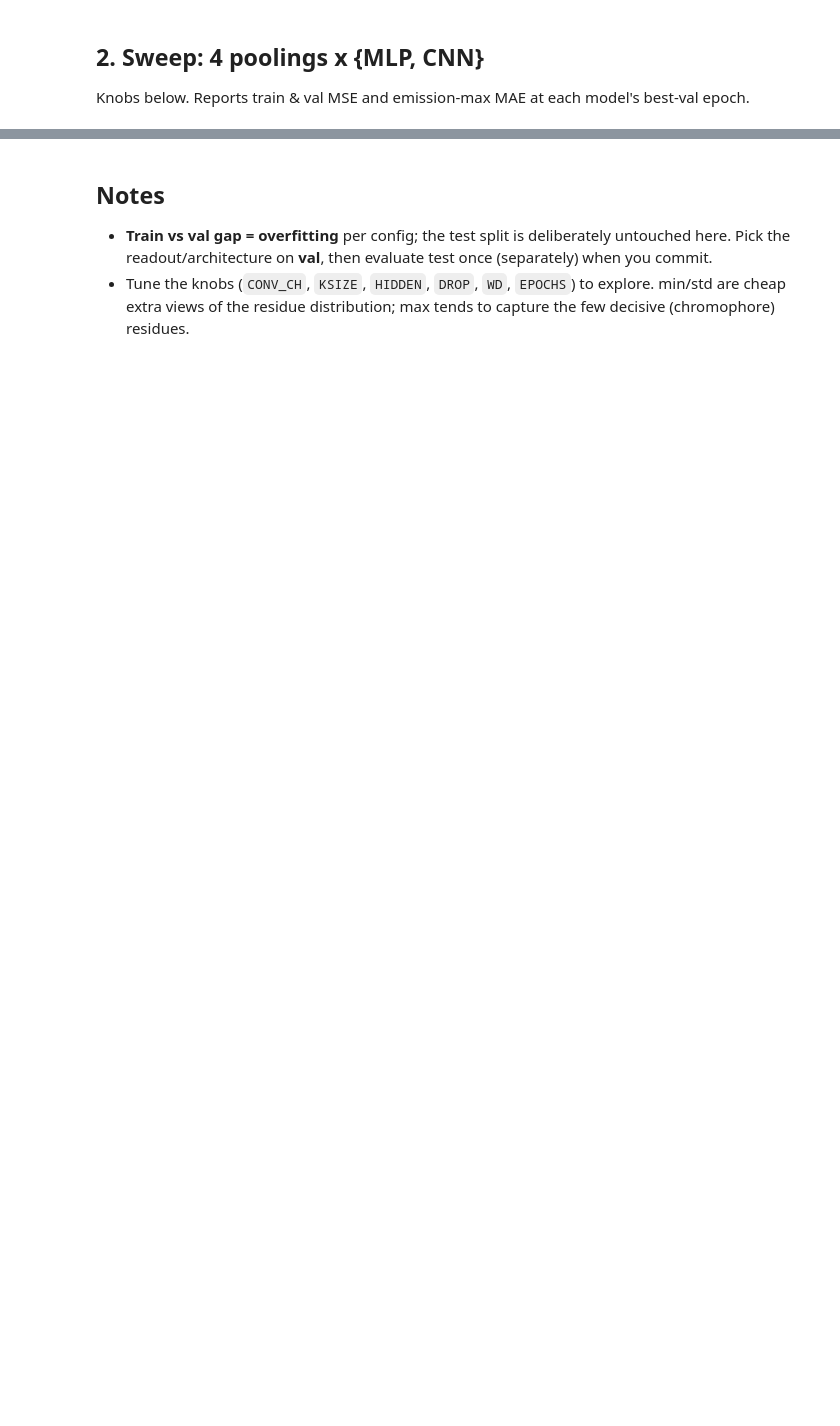
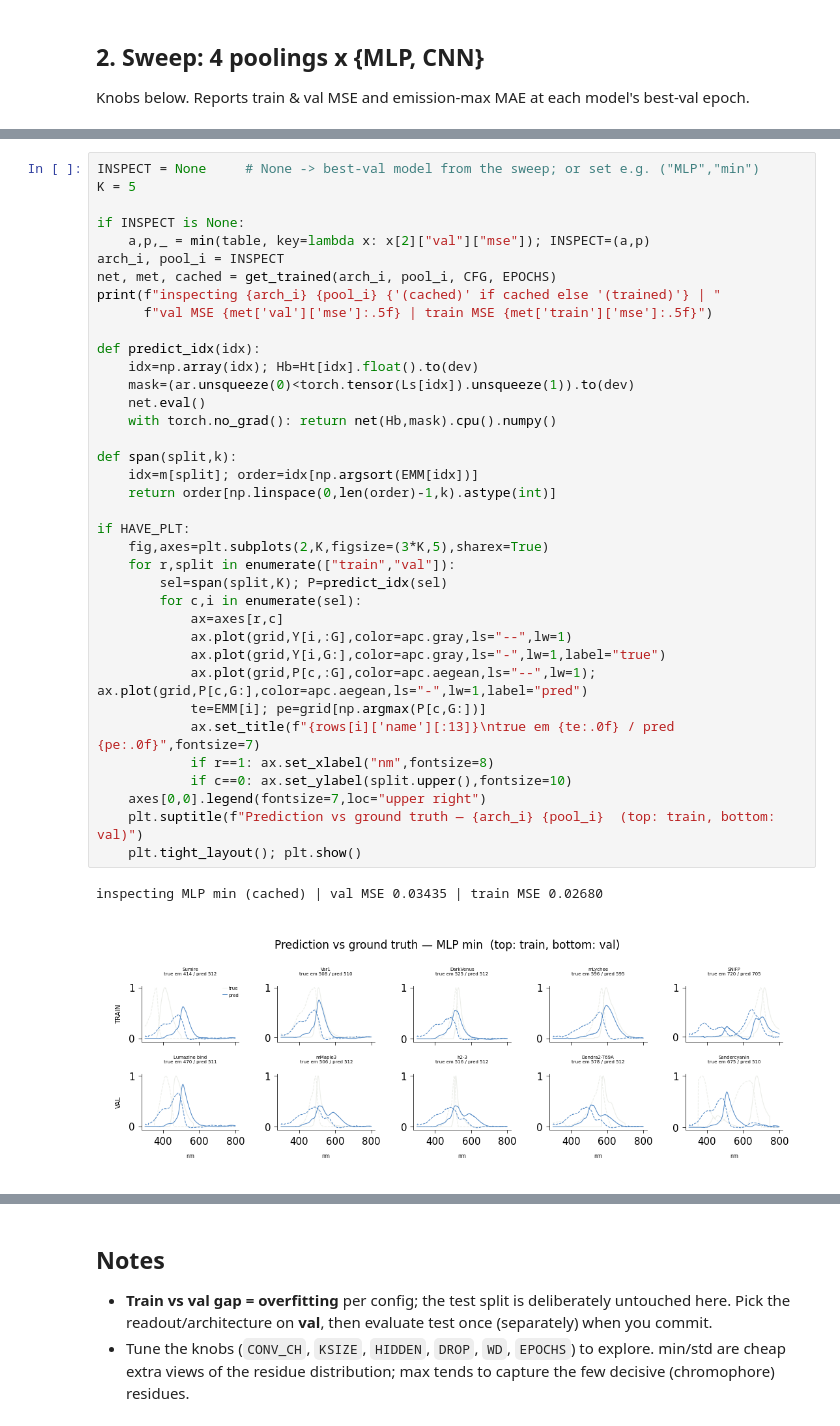
Before and after one commit to Arcadia-Science/FPguide, a Jupyter notebook: design/surrogate_model_design.ipynb, the cells around one changed output, grey strips where cells are left out. Cells and saved outputs as stored; diff of their text form; blank space fills up the shorter version.

```diff
--- a/design/surrogate_model_design.ipynb
+++ b/design/surrogate_model_design.ipynb
@@ -186,0 +249,40 @@ if HAVE_PLT:
+# %%
+INSPECT = None     # None -> best-val model from the sweep; or set e.g. ("MLP","min")
+K = 5
+
+if INSPECT is None:
+    a,p,_ = min(table, key=lambda x: x[2]["val"]["mse"]); INSPECT=(a,p)
+arch_i, pool_i = INSPECT
+net, met, cached = get_trained(arch_i, pool_i, CFG, EPOCHS)
+print(f"inspecting {arch_i} {pool_i} {'(cached)' if cached else '(trained)'} | "
+      f"val MSE {met['val']['mse']:.5f} | train MSE {met['train']['mse']:.5f}")
+
+def predict_idx(idx):
+    idx=np.array(idx); Hb=Ht[idx].float().to(dev)
+    mask=(ar.unsqueeze(0)<torch.tensor(Ls[idx]).unsqueeze(1)).to(dev)
+    net.eval()
+    with torch.no_grad(): return net(Hb,mask).cpu().numpy()
+
+def span(split,k):
+    idx=m[split]; order=idx[np.argsort(EMM[idx])]
+    return order[np.linspace(0,len(order)-1,k).astype(int)]
+
+if HAVE_PLT:
+    fig,axes=plt.subplots(2,K,figsize=(3*K,5),sharex=True)
+    for r,split in enumerate(["train","val"]):
+        sel=span(split,K); P=predict_idx(sel)
+        for c,i in enumerate(sel):
+            ax=axes[r,c]
+            ax.plot(grid,Y[i,:G],color=apc.gray,ls="--",lw=1)
+            ax.plot(grid,Y[i,G:],color=apc.gray,ls="-",lw=1,label="true")
+            ax.plot(grid,P[c,:G],color=apc.aegean,ls="--",lw=1); ax.plot(grid,P[c,G:],color=apc.aegean,ls="-",lw=1,label="pred")
+            te=EMM[i]; pe=grid[np.argmax(P[c,G:])]
+            ax.set_title(f"{rows[i]['name'][:13]}\ntrue em {te:.0f} / pred {pe:.0f}",fontsize=7)
+            if r==1: ax.set_xlabel("nm",fontsize=8)
+            if c==0: ax.set_ylabel(split.upper(),fontsize=10)
+    axes[0,0].legend(fontsize=7,loc="upper right")
+    plt.suptitle(f"Prediction vs ground truth — {arch_i} {pool_i}  (top: train, bottom: val)")
+    plt.tight_layout(); plt.show()
+# %% [output]
+inspecting MLP min (cached) | val MSE 0.03435 | train MSE 0.02680
+[figure, added]
```
Also changed, not shown: parts of 9 cells of this notebook, 1 other file.
